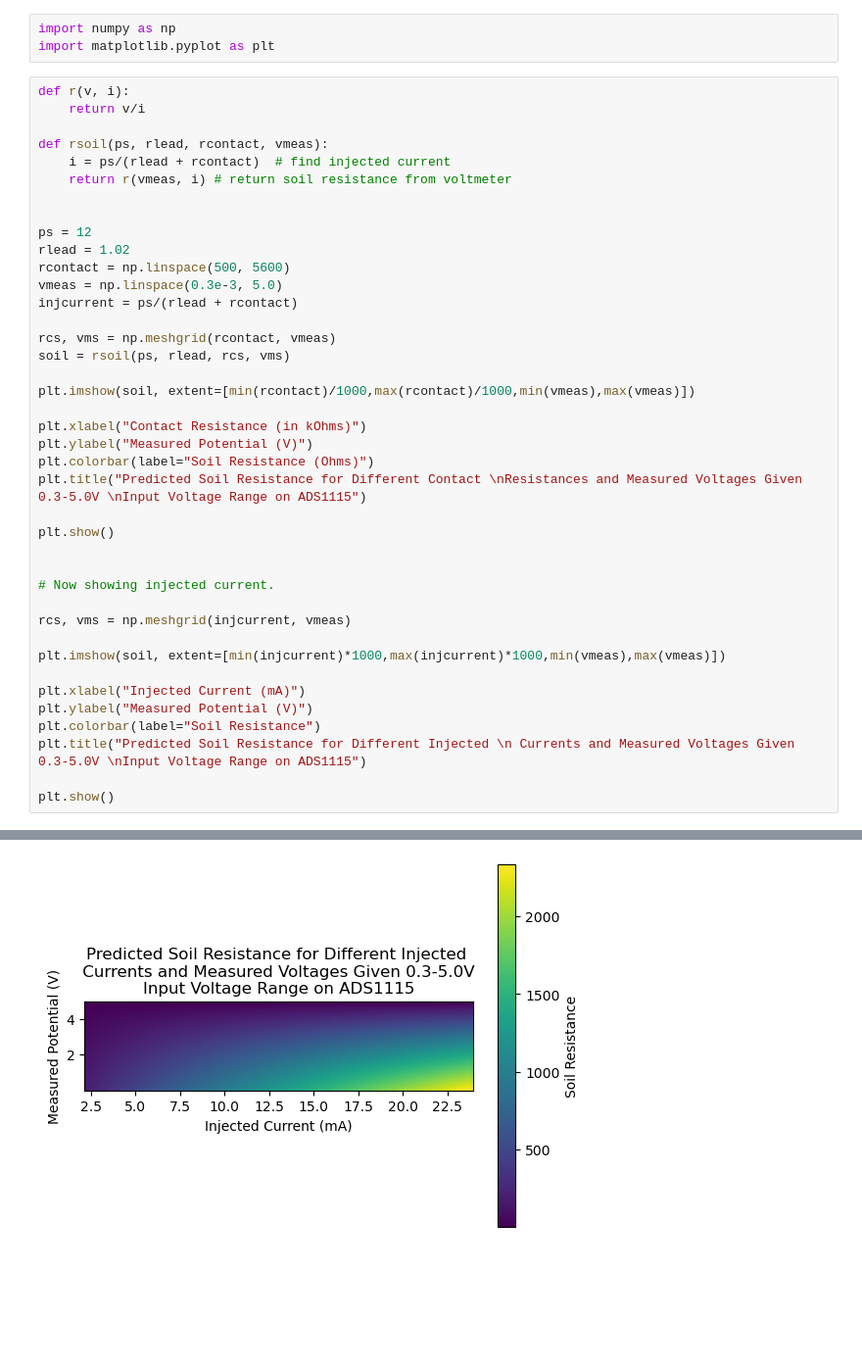
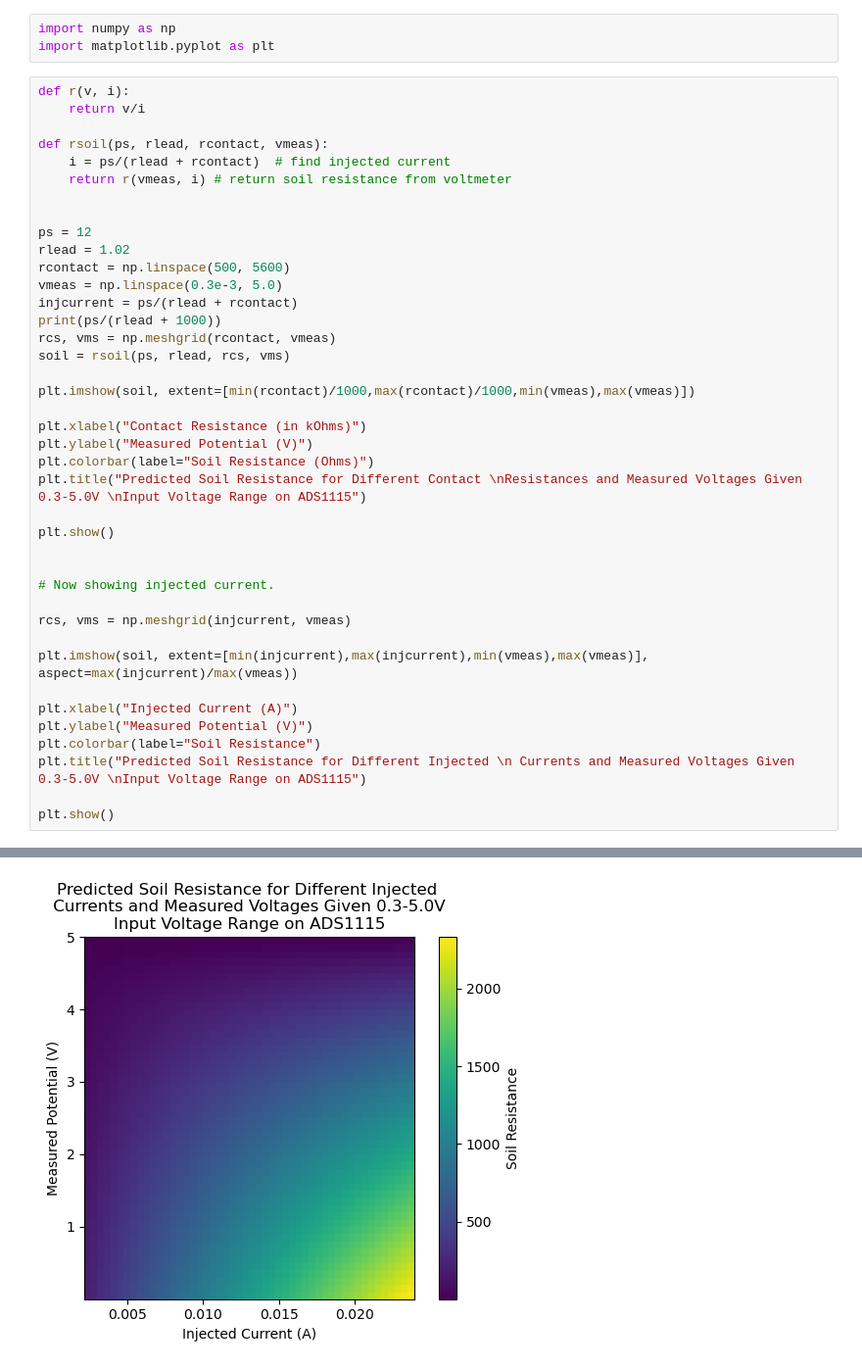
Before and after one commit to GarimaPrabhakar/bert-practice, a Jupyter notebook: tryingstuff/meas_board.ipynb, the cells around one changed output, grey strips where cells are left out. Shown: that part at 98% size. Cells and saved outputs as stored; diff of their text form; blank space fills up the shorter version.

```diff
--- a/tryingstuff/meas_board.ipynb
+++ b/tryingstuff/meas_board.ipynb
@@ -15,7 +15,7 @@ rlead = 1.02
 rcontact = np.linspace(500, 5600)
 vmeas = np.linspace(0.3e-3, 5.0)
 injcurrent = ps/(rlead + rcontact)
-
+print(ps/(rlead + 1000))
 rcs, vms = np.meshgrid(rcontact, vmeas)
 soil = rsoil(ps, rlead, rcs, vms)
 
@@ -33,9 +33,9 @@ plt.show()
 
 rcs, vms = np.meshgrid(injcurrent, vmeas)
 
-plt.imshow(soil, extent=[min(injcurrent)*1000,max(injcurrent)*1000,min(vmeas),max(vmeas)])
+plt.imshow(soil, extent=[min(injcurrent),max(injcurrent),min(vmeas),max(vmeas)], aspect=max(injcurrent)/max(vmeas))
 
-plt.xlabel("Injected Current (mA)")
+plt.xlabel("Injected Current (A)")
 plt.ylabel("Measured Potential (V)")
 plt.colorbar(label="Soil Resistance")
 plt.title("Predicted Soil Resistance for Different Injected \n Currents and Measured Voltages Given 0.3-5.0V \nInput Voltage Range on ADS1115")
@@ -45,5 +46,5 @@ plt.show()
 [figure]
-[figure, old version]
+[figure, new version]
 # %%
 print(np.max(soil), np.min(soil))
 # %% [output]
```
Also changed, not shown: parts of 11 cells of this notebook, 1 other file.
